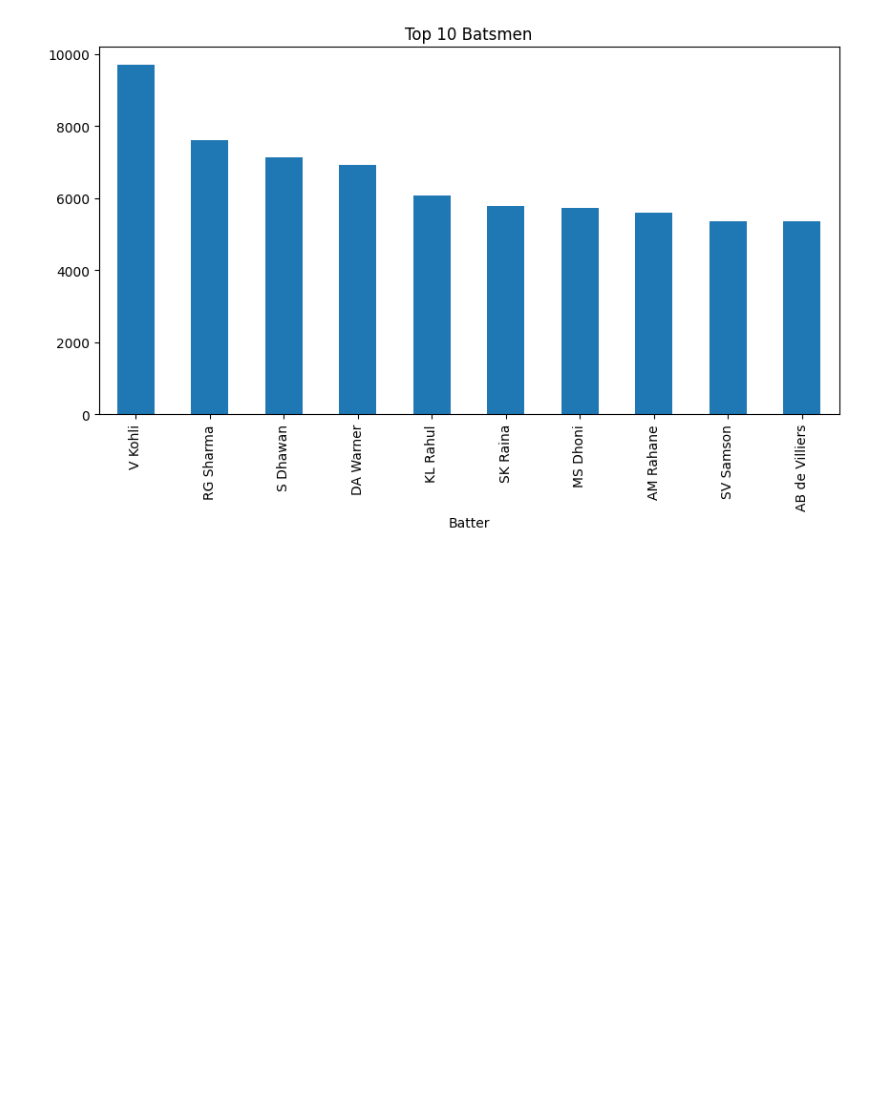
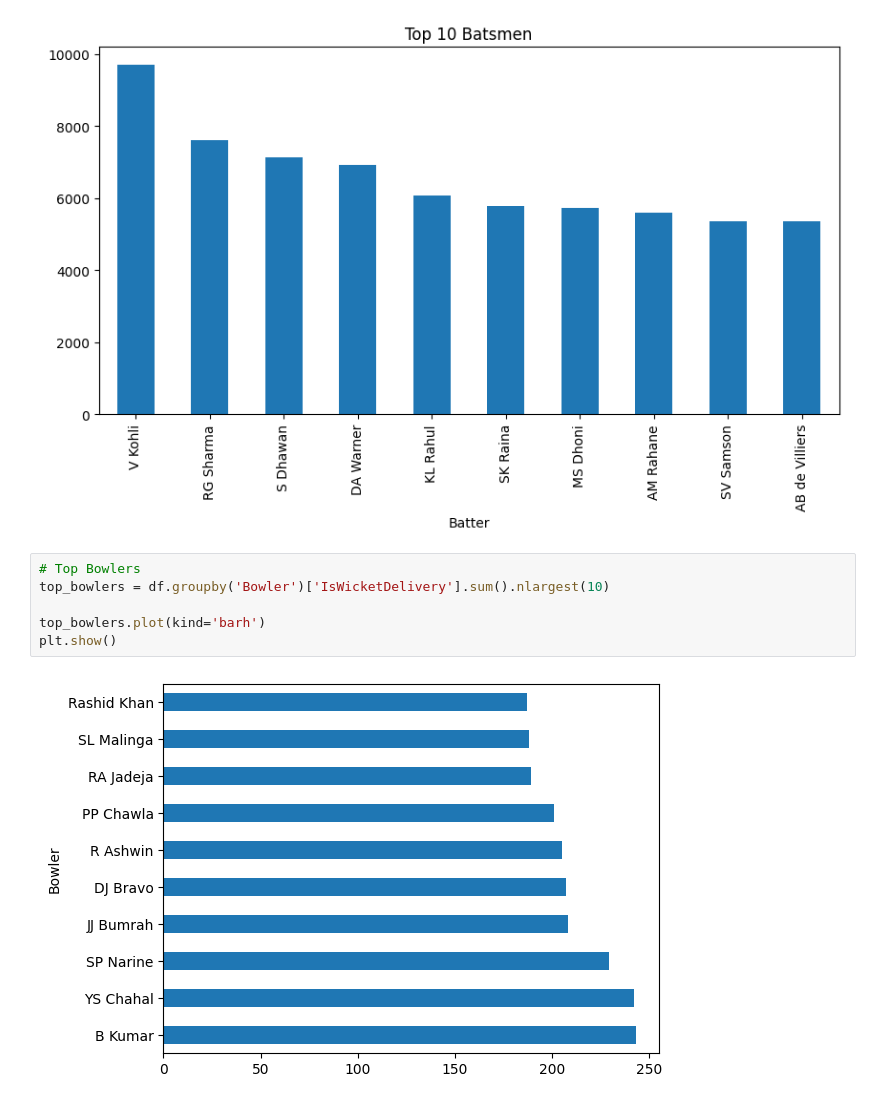
Before and after one commit to samifahim07/Smart-Cricket-Analytics-Ball-by-Ball-Event-Prediction-using-Machine-Learning, a Jupyter notebook: smart_analysis.ipynb, the cells around one changed output. Saved outputs shown, nothing was run; the diff lists cells and outputs as text; blank space fills up the shorter version.

```diff
--- a/smart_analysis.ipynb
+++ b/smart_analysis.ipynb
@@ -211,3 +211,11 @@ plt.title("Top 10 Batsmen")
 plt.show()
 # %% [output]
 [figure]
+# %%
+# Top Bowlers
+top_bowlers = df.groupby('Bowler')['IsWicketDelivery'].sum().nlargest(10)
+
+top_bowlers.plot(kind='barh')
+plt.show()
+# %% [output]
+[figure, added]
```
Also changed, not shown: parts of 1 cell of this notebook.
